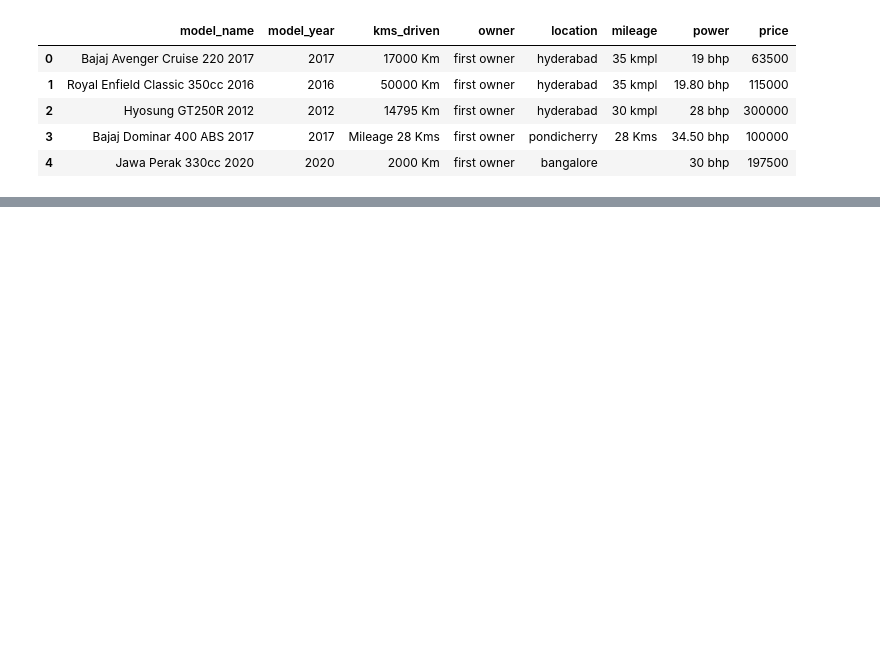
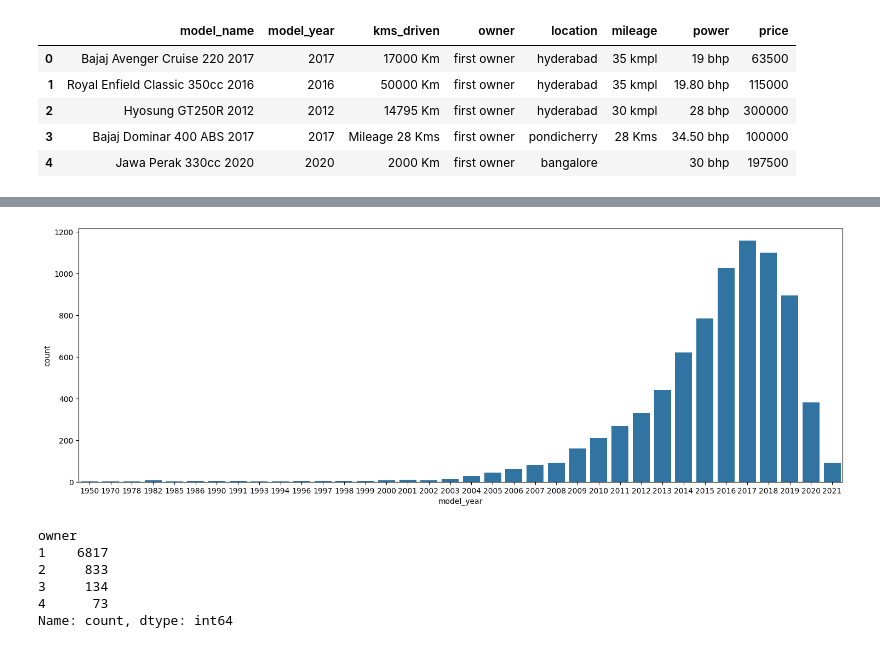
Before and after one commit to sushantkas/Pr-2-used-bikes, a Jupyter notebook: EDA.ipynb, the cells around one changed output, grey strips where cells are left out. Drawn from its saved outputs; the diff is of its cells as text; code cells hidden in the pictures; blank space fills up the shorter version.

```diff
--- a/EDA.ipynb
+++ b/EDA.ipynb
@@ -106,0 +205,14 @@ array(['hyderabad', 'pondicherry', 'bangalore', 'jaipur', 'chennai',
+# %%
+fig, ax = plt.subplots(figsize=(18, 6))
+sns.countplot(x="model_year", data=bikes, ax=ax);
+# %% [output]
+[figure, added]
+# %%
+bikes["owner"].value_counts()
+# %% [output]
+owner
+1    6817
+2     833
+3     134
+4      73
+Name: count, dtype: int64
```
Also changed, not shown: parts of 25 cells of this notebook.
